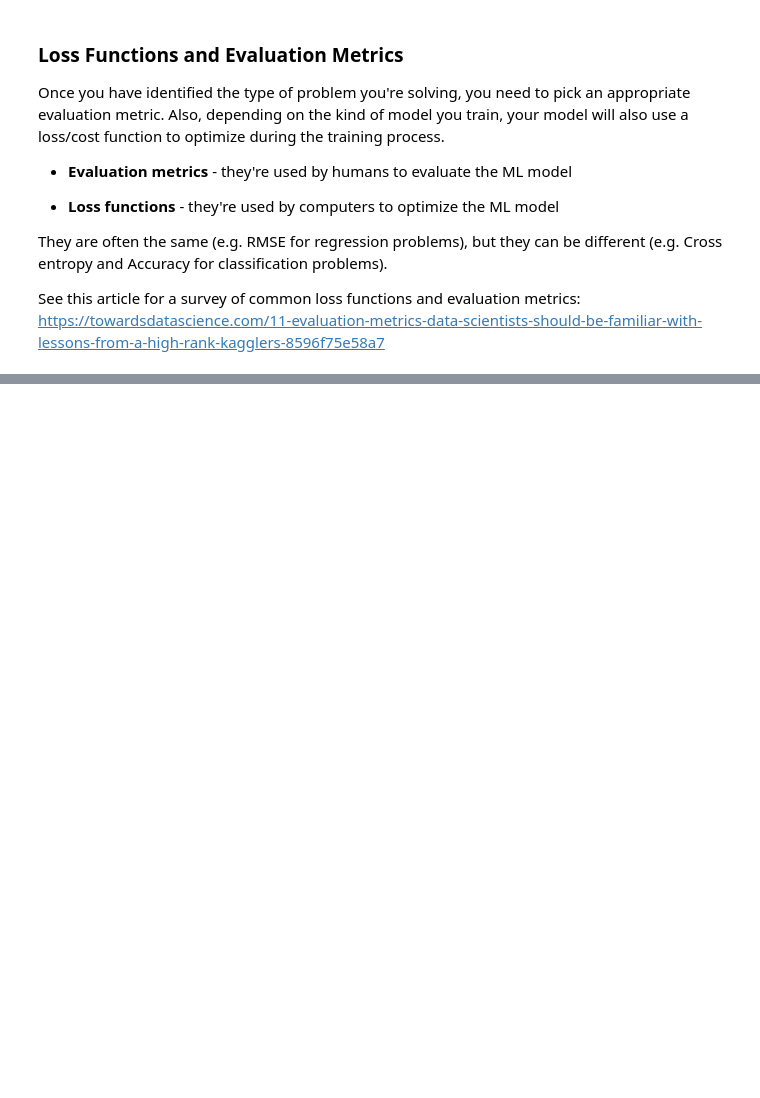
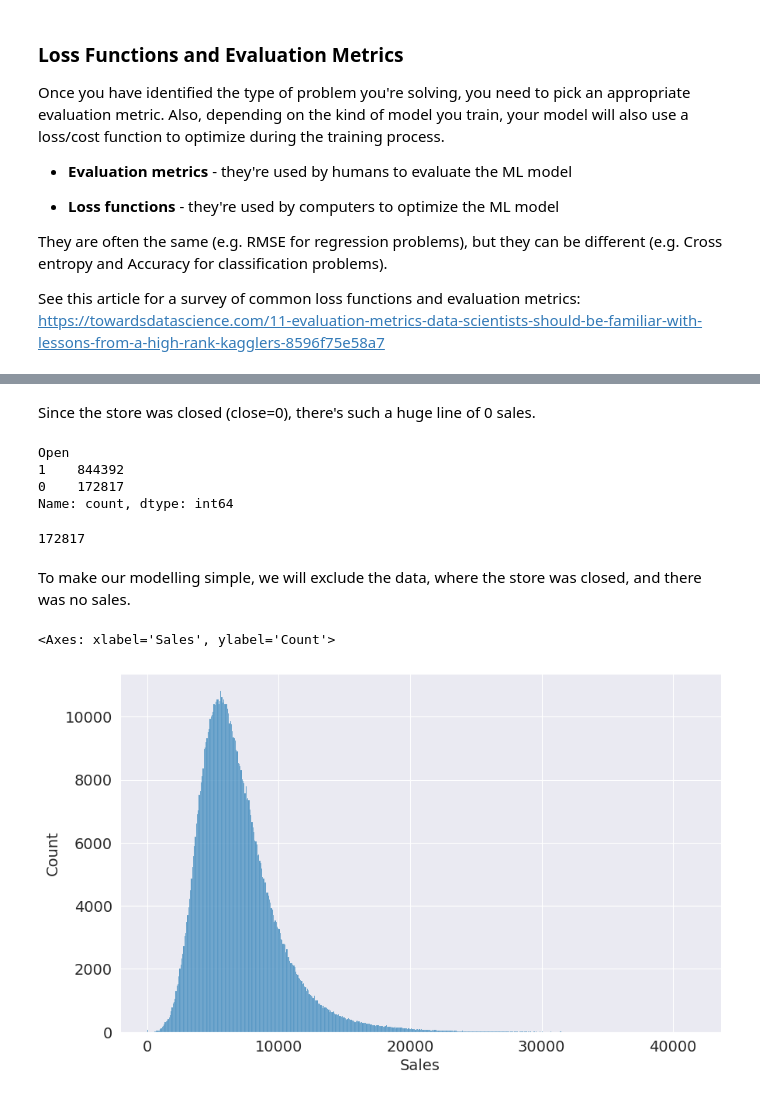
Before and after one commit to shahpranshu27/HandsOn_ML, a Jupyter notebook: Approach_ML_Project.ipynb, the cells around one changed output, grey strips where cells are left out. Saved outputs shown, nothing was run; the diff lists cells and outputs as text; code cells hidden in the pictures; blank space fills up the shorter version.

```diff
--- a/Approach_ML_Project.ipynb
+++ b/Approach_ML_Project.ipynb
@@ -71,0 +282,22 @@ See this article for a survey of common loss functions and evaluation metrics: h
+# %% [markdown]
+Since the store was closed (close=0), there's such a huge line of 0 sales.
+# %%
+merged_df.Open.value_counts()
+# %% [output]
+Open
+1    844392
+0    172817
+Name: count, dtype: int64
+# %%
+merged_df.Open.value_counts()[0]
+# %% [output]
+172817
+# %% [markdown]
+To make our modelling simple, we will exclude the data, where the store was closed, and there was no sales.
+# %%
+merged_df = merged_df[merged_df.Open == 1].copy()
+# %%
+sns.histplot(data=merged_df, x='Sales')
+# %% [output]
+<Axes: xlabel='Sales', ylabel='Count'>
+[figure, added]
```
Also changed, not shown: parts of 108 cells of this notebook.
